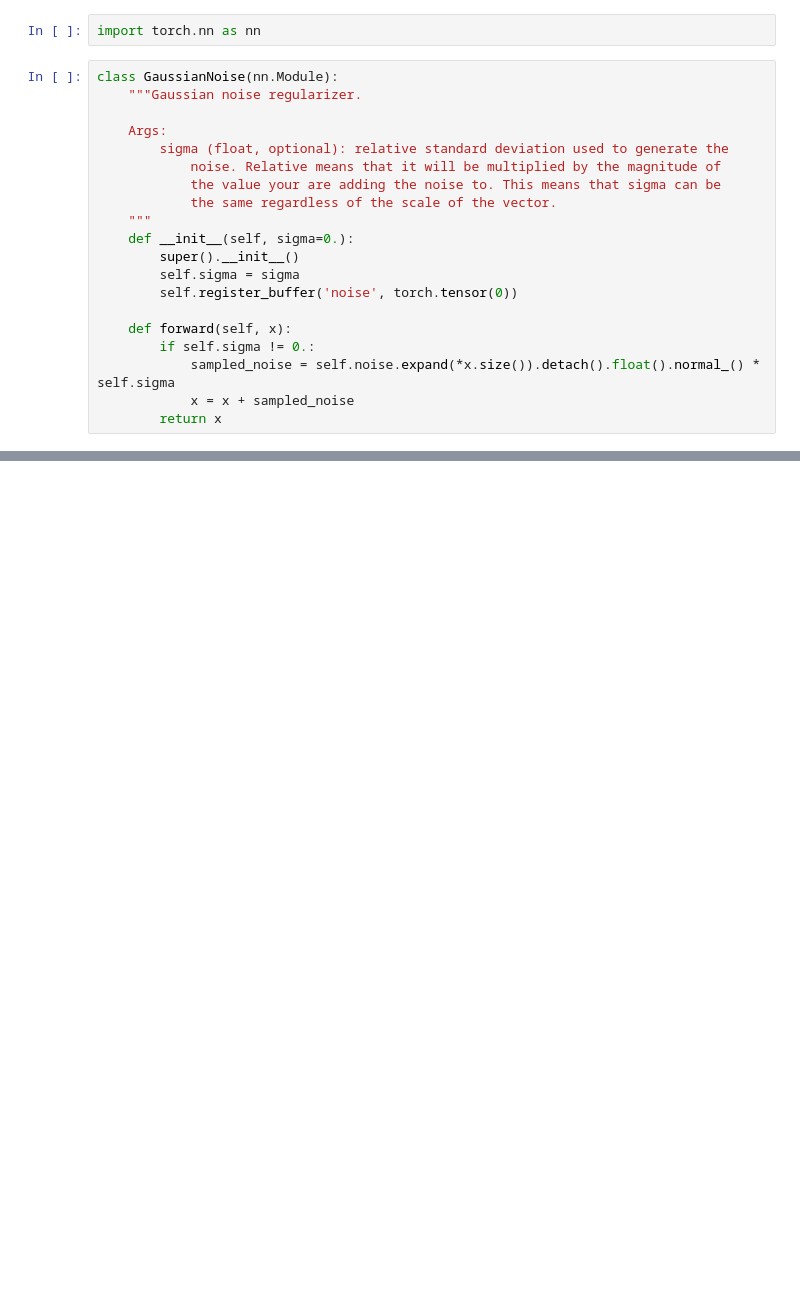
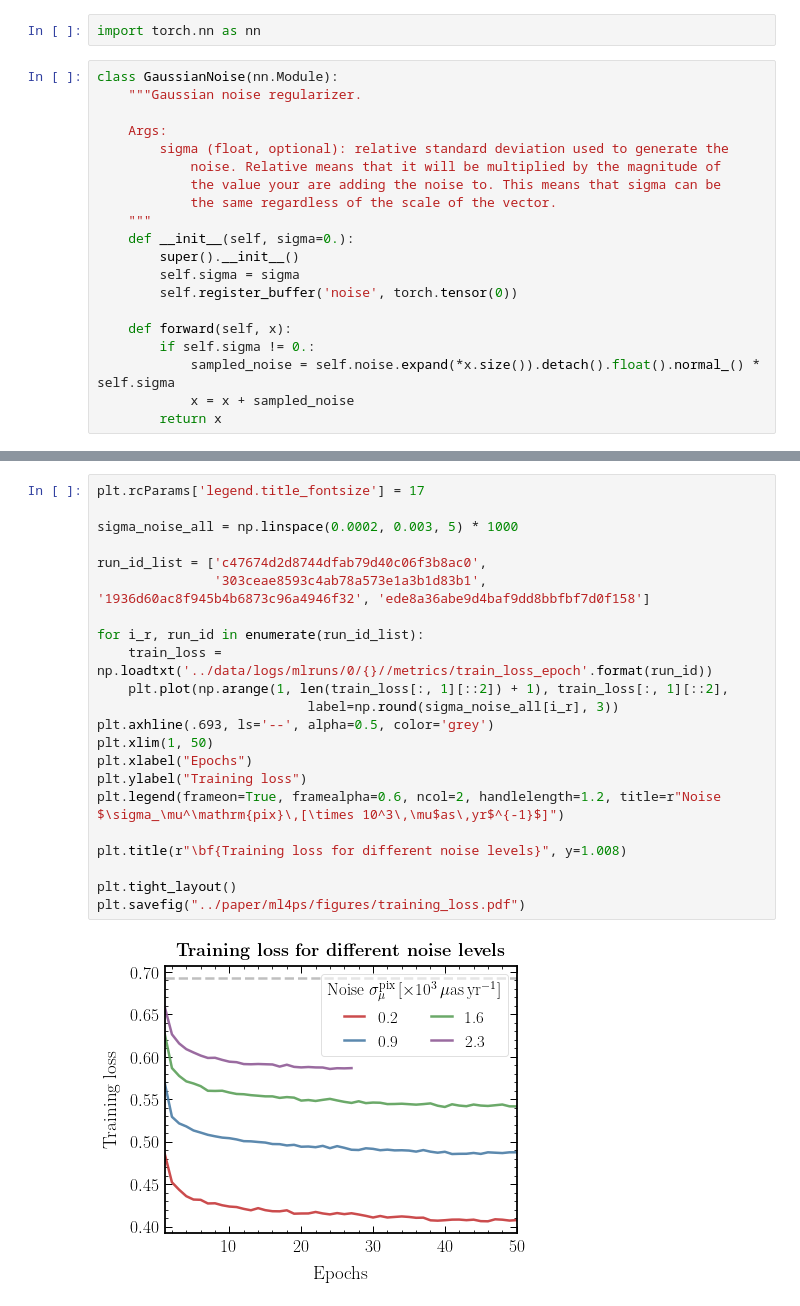
Before and after one commit to smsharma/neural-global-astrometry, a Jupyter notebook: notebooks/01_cdm.ipynb, the cells around one changed output, grey strips where cells are left out. Drawn from its saved outputs; the diff is of its cells as text; blank space fills up the shorter version.

```diff
--- a/notebooks/01_cdm.ipynb
+++ b/notebooks/01_cdm.ipynb
@@ -416,0 +609,24 @@ np.random.normal(loc=0, scale=0.0022 / 1., size=(1000)).std()
+# %%
+plt.rcParams['legend.title_fontsize'] = 17
+
+sigma_noise_all = np.linspace(0.0002, 0.003, 5) * 1000
+
+run_id_list = ['c47674d2d8744dfab79d40c06f3b8ac0',
+               '303ceae8593c4ab78a573e1a3b1d83b1', '1936d60ac8f945b4b6873c96a4946f32', 'ede8a36abe9d4baf9dd8bbfbf7d0f158']
+
+for i_r, run_id in enumerate(run_id_list):
+    train_loss = np.loadtxt('../data/logs/mlruns/0/{}//metrics/train_loss_epoch'.format(run_id))
+    plt.plot(np.arange(1, len(train_loss[:, 1][::2]) + 1), train_loss[:, 1][::2],
+                           label=np.round(sigma_noise_all[i_r], 3))
+plt.axhline(.693, ls='--', alpha=0.5, color='grey')
+plt.xlim(1, 50)
+plt.xlabel("Epochs")
+plt.ylabel("Training loss")
+plt.legend(frameon=True, framealpha=0.6, ncol=2, handlelength=1.2, title=r"Noise $\sigma_\mu^\mathrm{pix}\,[\times 10^3\,\mu$as\,yr$^{-1}$]")
+
+plt.title(r"\bf{Training loss for different noise levels}", y=1.008)
+
+plt.tight_layout()
+plt.savefig("../paper/ml4ps/figures/training_loss.pdf")
+# %% [output]
+[figure, added]
```
Also changed, not shown: parts of 42 cells of this notebook, 33 other files.
